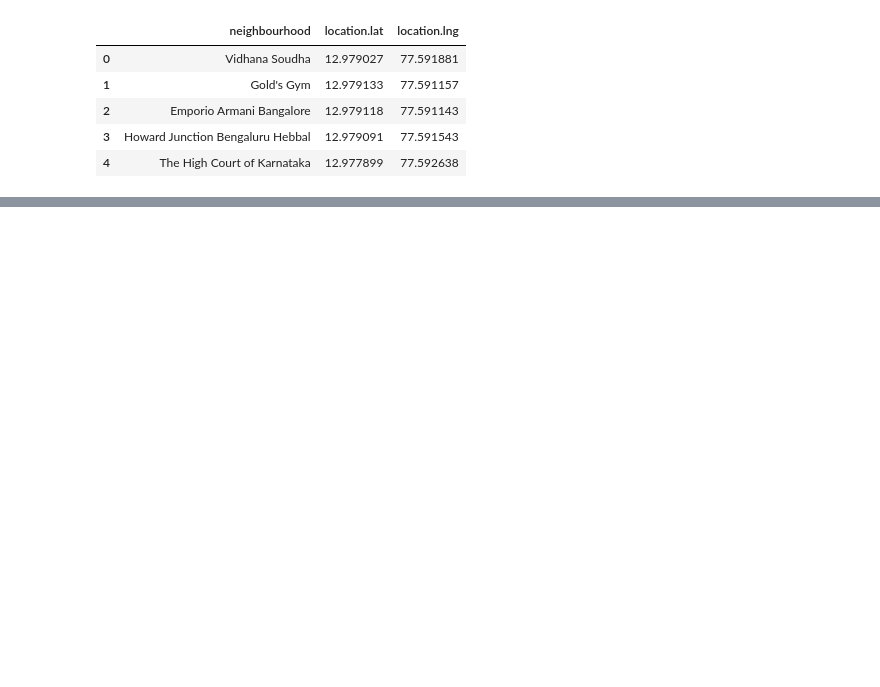
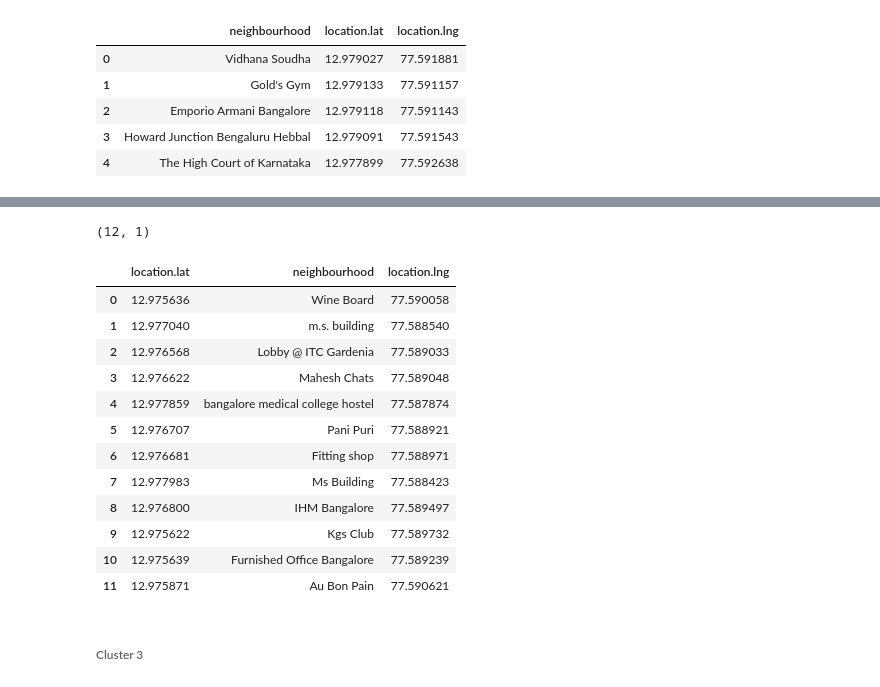
Before and after one commit to amysamy18/Coursera_Capstone, a Jupyter notebook: Capstone project-The Battle of Neighbourhoods.ipynb, the cells around one changed output, grey strips where cells are left out. Cells and saved outputs as stored; diff of their text form; code cells hidden in the pictures; blank space fills up the shorter version.

```diff
--- a/Capstone project-The Battle of Neighbourhoods.ipynb
+++ b/Capstone project-The Battle of Neighbourhoods.ipynb
@@ -134,0 +283,3 @@ df.head()
+# %%
+Cluster2=df_merged.loc[df_merged['Cluster Labels'] == 1, df_merged.columns[[1] + list(range(5, df_merged.shape[1]))]]
+Cluster2
@@ -134,0 +300,23 @@ df.head()
+# %%
+Cluster2.shape
+# %% [output]
+(12, 1)
+# %%
+Cluster2=pd.merge(Cluster2,df,on='location.lat')
+Cluster2
+# %% [output]
+|  | location.lat | neighbourhood | location.lng |
+| 0 | 12.975636 | Wine Board | 77.590058 |
+| 1 | 12.977040 | m.s. building | 77.588540 |
+| 2 | 12.976568 | Lobby @ ITC Gardenia | 77.589033 |
+| 3 | 12.976622 | Mahesh Chats | 77.589048 |
+| 4 | 12.977859 | bangalore medical college hostel | 77.587874 |
+| 5 | 12.976707 | Pani Puri | 77.588921 |
+| 6 | 12.976681 | Fitting shop | 77.588971 |
+| 7 | 12.977983 | Ms Building | 77.588423 |
+| 8 | 12.976800 | IHM Bangalore | 77.589497 |
+| 9 | 12.975622 | Kgs Club | 77.589732 |
+| 10 | 12.975639 | Furnished Office Bangalore | 77.589239 |
+| 11 | 12.975871 | Au Bon Pain | 77.590621 |
+# %% [markdown]
+###### Cluster 3
```
Also changed, not shown: parts of 30 cells of this notebook.
